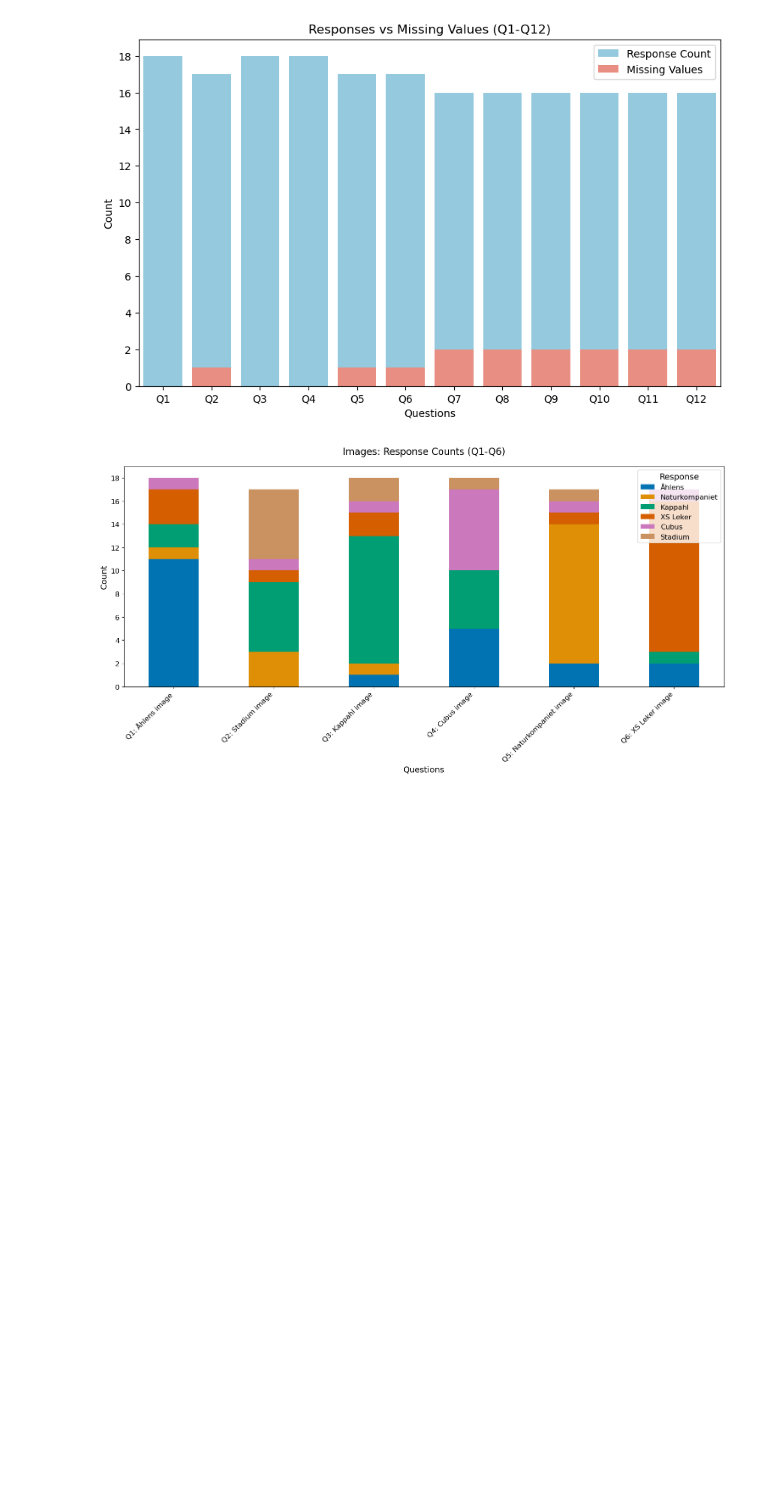
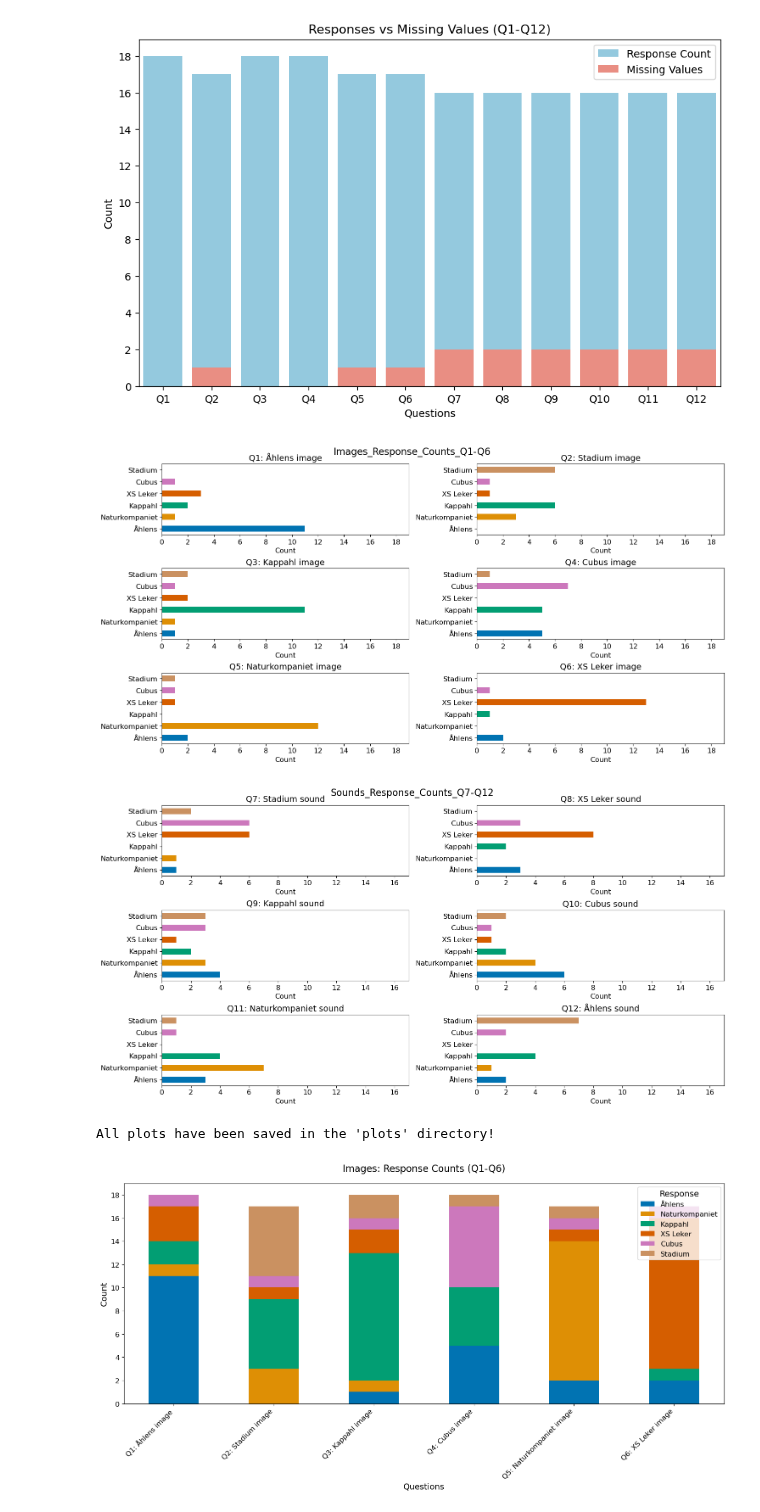
Before and after one commit to emmenru/Music-AI-workshop, a Jupyter notebook: AI-music-workshop.ipynb, the cells around one changed output. Saved outputs shown, nothing was run; the diff lists cells and outputs as text; code cells hidden in the pictures; blank space fills up the shorter version.

```diff
--- a/AI-music-workshop.ipynb
+++ b/AI-music-workshop.ipynb
@@ -312,34 +312,38 @@ def plot_and_save_questions(df, title, output_dir='plots/quiz'):
         individual_ax.xaxis.set_major_locator(plt.MaxNLocator(integer=True))
 
         # Increase tick label sizes for individual plots
         individual_ax.tick_params(axis='both', labelsize=12)
 
         # Save individual plot
         filename = f"{output_dir}/{col.lower()}_plot.png"
         individual_fig.tight_layout()
         individual_fig.savefig(filename, dpi=300, bbox_inches='tight')
         plt.close(individual_fig)
 
     # Finish and save main figure
     plt.figure(fig.number)
     plt.tight_layout()
     plt.suptitle(title, fontsize=16, y=0.95)  # Increased main title size and adjusted position
     plt.subplots_adjust(top=0.9)
 
     # Save complete figure
-    main_filename = f"{output_dir}/ind_{title.lower().replace(' ', '_').replace(':', '')}.png"
+    main_filename = f"{output_dir}/subplots_{title.lower().replace(' ', '_').replace(':', '')}.png"
     plt.savefig(main_filename, dpi=300, bbox_inches='tight')
     plt.show()
 
 # Plot and save Q1-Q6
 df_images = df[['Q1', 'Q2', 'Q3', 'Q4', 'Q5', 'Q6']]
 plot_and_save_questions(df_images, "Images_Response_Counts_Q1-Q6")
 
 # Plot and save Q7-Q12
 df_sounds = df[['Q7', 'Q8', 'Q9', 'Q10', 'Q11', 'Q12']]
 plot_and_save_questions(df_sounds, "Sounds_Response_Counts_Q7-Q12")
 
 print("All plots have been saved in the 'plots' directory!")
+# %% [output]
+[figure, added]
+[figure, added]
+All plots have been saved in the 'plots' directory!
 # %%
 def plot_stacked_bar(df_subset, title, label_dict=correct_answers_dict, output_dir='plots/quiz'):
     # Create directory if it doesn't exist
```
Also changed, not shown: parts of 1 cell of this notebook, 2 other files.
